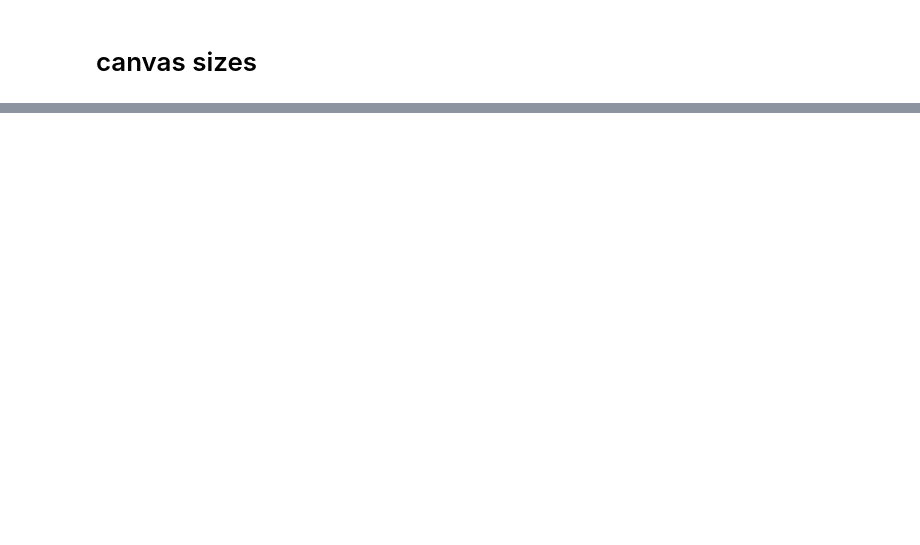
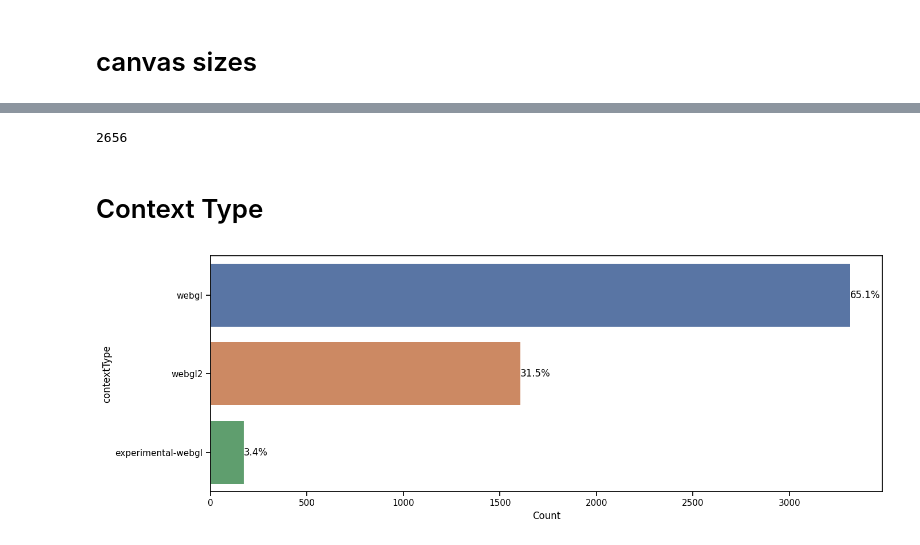
Before and after one commit to yudshj/WebGL-Empirical-Study-new, a Jupyter notebook: 3-1.AnalysisHuls/analyze_huls.ipynb, the cells around one changed output, grey strips where cells are left out. Cells and saved outputs as stored; diff of their text form; code cells hidden in the pictures; blank space fills up the shorter version.

```diff
--- a/3-1.AnalysisHuls/analyze_huls.ipynb
+++ b/3-1.AnalysisHuls/analyze_huls.ipynb
@@ -211,0 +127,4 @@ len([x for x in canvas_sizes if x[0] > 3200 or x[1] > 1800])
+# %%
+import re
+def remove_whitespaces(s: str):
+    return re.sub(r'\s+', '', s)
@@ -218,10 +240,7 @@ for x in context_infos:
     fdf_columns.update(flatten_ctx_info(x).keys())
 
 fdf = pd.DataFrame(fcontext_infos)
-# fdf = pd.DataFrame(fcontext_infos, columns=sorted(fdf_columns))
-fdf.to_pickle(OUT_PATH / 'df-hok-used-flatten.pkl.zstd', compression='zstd')
-fdf = pd.read_pickle(OUT_PATH / 'df-hok-used-flatten.pkl.zstd', compression='zstd')
-print(*fdf.columns.tolist(), sep='\n')
-fdf.fillna(0, inplace=True)
-fdf
+# zip column name with dtype
+for x in fdf.columns.tolist():
+    print(x, fdf[x].dtype)
 # %% [output]
@@ -264,0 +264,11 @@ Name: contextType, dtype: int64
+# %%
+fdf.fillna(0, inplace=True)
+print((len(fdf[fdf['total_func_call'] == 0])))
+fdf_url = fdf.groupby('url').aggregate(np.sum)
+fdf = fdf[fdf['total_func_call'] > 0]
+fdf_url[fdf_url['total_func_call'] == 0].to_csv(OUT_PATH / 'total_func_call_0.csv')
+fdf_url[fdf_url['shader_count'] == 0].to_csv(OUT_PATH / 'shader_count_0.csv')
+fdf_url[fdf_url['program_count'] == 1].to_csv(OUT_PATH / 'program_count_1.csv')
+fdf_url[fdf_url['_memory_total'] == 0].to_csv(OUT_PATH / '_memory_total_0.csv')
+fdf_url = fdf_url[fdf_url['total_func_call'] > 0]
+fdf
@@ -264,0 +290,22 @@ Name: contextType, dtype: int64
+# %%
+len(fdf.url.unique())
+# %% [output]
+2656
+# %% [markdown]
+# Context Type
+# %%
+fig, axes = plt.subplots(figsize=(14, 5))
+
+sns.countplot(y='contextType', data=fdf, ax=axes)
+axes.set_xlabel('Count')
+axes.set_ylabel('contextType')
+
+for rect in axes.patches:
+    axes.annotate(f'{rect.get_width()/len(fdf)*100:.1f}%',
+                        (rect.get_width(), rect.get_y() + rect.get_height() / 2),
+                        ha='left', va='center')
+
+plt.tight_layout()
+plt.show()
+# %% [output]
+[figure, added]
```
Also changed, not shown: parts of 104 cells of this notebook, 1 other file.
